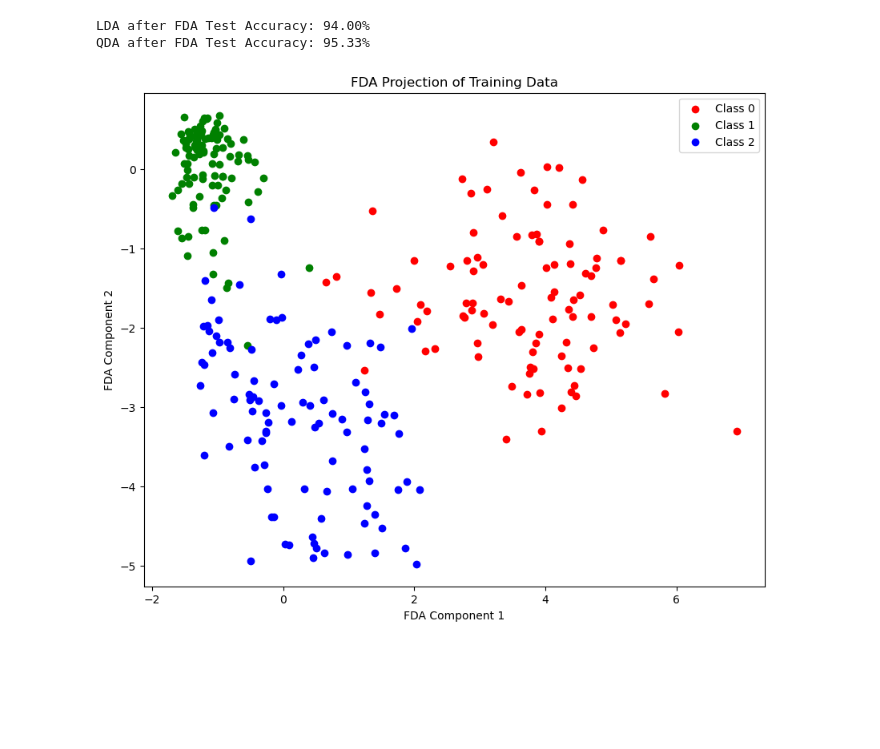
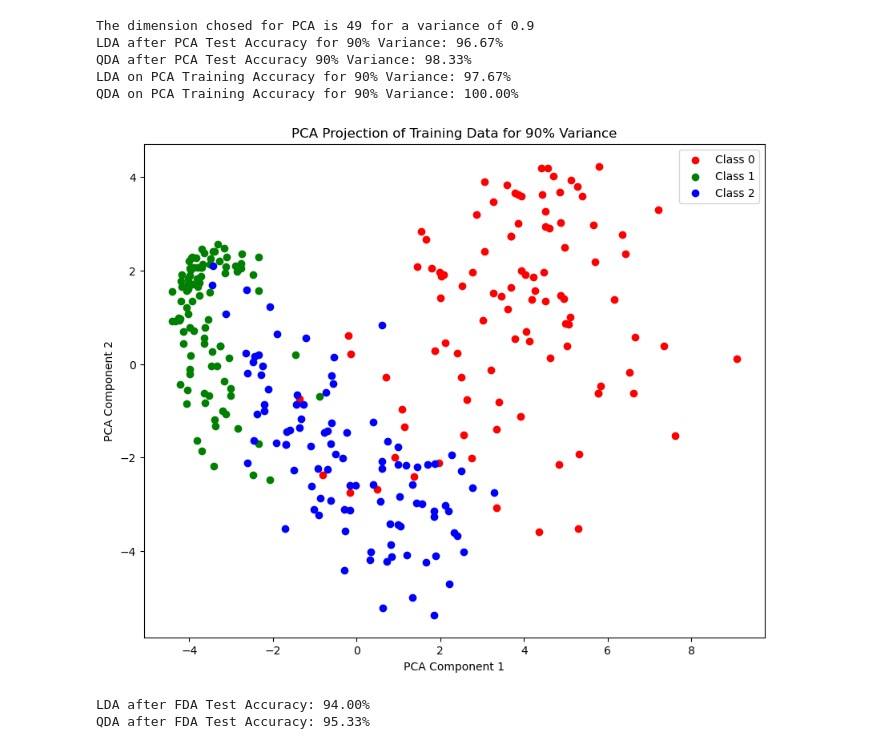
Before and after one commit to Sak-drago/Classifier-for-Numbers-0-1-2-Statistical-Machine-Learning-, a Jupyter notebook: totalEstimator.ipynb, the cells around one changed output. Saved outputs shown, nothing was run; the diff lists cells and outputs as text; code cells hidden in the pictures; blank space fills up the shorter version.

```diff
--- a/totalEstimator.ipynb
+++ b/totalEstimator.ipynb
@@ -47,8 +47,6 @@ def calculateMeanAndCovariance(dataMatrix):
     covMatrix = np.dot(centeredData.T, centeredData) / (nSamples - 1)
     return meanVec, covMatrix
 # %%
-
-
 # ============================
 # COMPLETE CLASSIFIERS (LDA & QDA)
 # ============================
@@ -195,6 +193,16 @@ accQdaPca = computeAccuracy(testLabels, qdaPcaPred)
 print(f"LDA after PCA Test Accuracy: {accLdaPca:.2f}%")
 print(f"QDA after PCA Test Accuracy: {accQdaPca:.2f}%")
 
+ldaPcaTrainPred = completeLinearDiscriminantAnalysis(trainingPca, labels, trainingPca, classes=[0,1,2])
+qdaPcaTrainPred = completeQuadraticDiscriminantAnalysis(trainingPca, labels, trainingPca, classes=[0,1,2])
+
+accLdaPcaTrain = computeAccuracy(labels, ldaPcaTrainPred)
+accQdaPcaTrain = computeAccuracy(labels, qdaPcaTrainPred)
+
+print(f"LDA on PCA Training Accuracy: {accLdaPcaTrain:.2f}%")
+print(f"QDA on PCA Training Accuracy: {accQdaPcaTrain:.2f}%")
+
+
 UniqueLabels = np.unique(labels)
 Colors = ['red', 'green', 'blue']
 plt.figure(figsize=(10, 8))
@@ -202,12 +210,50 @@ for i, label in enumerate(UniqueLabels):
     indices = np.where(labels == label)[0]
     plt.scatter(trainingPca[indices, 0], trainingPca[indices, 1],
                 color=Colors[i], label=f"Class {label}")
-plt.xlabel("FDA Component 1")
-plt.ylabel("FDA Component 2")
-plt.title("FDA Projection of Training Data")
+plt.xlabel("PCA Component 1")
+plt.ylabel("PCA Component 2")
+plt.title("PCA Projection of Training Data")
 plt.legend()
+plt.savefig('PCA_PLT.png')
 plt.show()
 
+
+pcaVar = 0.90
+trainingPca, UpPca, muPca = performPca(flattenImages, pcaVar)
+testPca = transformPca(testImages, UpPca, muPca) # Just to get the training set
+
+# Classify using LDA and QDA on PCA-transformed data
+ldaPcaPred = completeLinearDiscriminantAnalysis(trainingPca, labels, testPca, classes=[0,1,2])
+qdaPcaPred = completeQuadraticDiscriminantAnalysis(trainingPca, labels, testPca, classes=[0,1,2])
+
+accLdaPca = computeAccuracy(testLabels, ldaPcaPred)
+accQdaPca = computeAccuracy(testLabels, qdaPcaPred)
+
+print(f"LDA after PCA Test Accuracy for 90% Variance: {accLdaPca:.2f}%")
+print(f"QDA after PCA Test Accuracy 90% Variance: {accQdaPca:.2f}%")
+
+ldaPcaTrainPred = completeLinearDiscriminantAnalysis(trainingPca, labels, trainingPca, classes=[0,1,2])
+qdaPcaTrainPred = completeQuadraticDiscriminantAnalysis(trainingPca, labels, trainingPca, classes=[0,1,2])
+
+accLdaPcaTrain = computeAccuracy(labels, ldaPcaTrainPred)
+accQdaPcaTrain = computeAccuracy(labels, qdaPcaTrainPred)
+
+print(f"LDA on PCA Training Accuracy for 90% Variance: {accLdaPcaTrain:.2f}%")
+print(f"QDA on PCA Training Accuracy for 90% Variance: {accQdaPcaTrain:.2f}%")
+
+UniqueLabels = np.unique(labels)
+Colors = ['red', 'green', 'blue']
+plt.figure(figsize=(10, 8))
+for i, label in enumerate(UniqueLabels):
+    indices = np.where(labels == label)[0]
+    plt.scatter(trainingPca[indices, 0], trainingPca[indices, 1],
+                color=Colors[i], label=f"Class {label}")
+plt.xlabel("PCA Component 1")
+plt.ylabel("PCA Component 2")
+plt.title("PCA Projection of Training Data for 90% Variance")
+plt.legend()
+plt.savefig('PCA_PLT_90.png')
+plt.show()
 # ============================================================
 # 2) FDA + LDA / QDA CLASSIFICATION
 # ============================================================
@@ -226,9 +272,15 @@ accQdaFda = computeAccuracy(testLabels, qdaFdaPred)
 print(f"LDA after FDA Test Accuracy: {accLdaFda:.2f}%")
 print(f"QDA after FDA Test Accuracy: {accQdaFda:.2f}%")
 
-# ============================================================
-# 3) VISUALIZE FDA PROJECTION OF TRAINING DATA
-# ============================================================
+ldaFdaTrainPred = completeLinearDiscriminantAnalysis(trainingFda, labels, trainingFda, classes=[0,1,2])
+qdaFdaTrainPred = completeQuadraticDiscriminantAnalysis(trainingFda, labels, trainingFda, classes=[0,1,2])
+
+accLdaFdaTrain = computeAccuracy(labels, ldaFdaTrainPred)
+accQdaFdaTrain = computeAccuracy(labels, qdaFdaTrainPred)
+
+print(f"LDA on FDA Training Accuracy: {accLdaFdaTrain:.2f}%")
+print(f"QDA on FDA Training Accuracy: {accQdaFdaTrain:.2f}%")
+
 UniqueLabels = np.unique(labels)
 Colors = ['red', 'green', 'blue']
 plt.figure(figsize=(10, 8))
@@ -240,6 +292,7 @@ plt.xlabel("FDA Component 1")
 plt.ylabel("FDA Component 2")
 plt.title("FDA Projection of Training Data")
 plt.legend()
+plt.savefig('FDA_PLT.png')
 plt.show()
 # %% [output]
 The dimension chosed for PCA is 80 for a variance of 0.95
@@ -248,4 +303,9 @@ QDA after PCA Test Accuracy: 99.00%
 [figure]
-LDA after FDA Test Accuracy: 94.00%
-QDA after FDA Test Accuracy: 95.33%
+The dimension chosed for PCA is 49 for a variance of 0.9
+LDA after PCA Test Accuracy for 90% Variance: 96.67%
+QDA after PCA Test Accuracy 90% Variance: 98.33%
+LDA on PCA Training Accuracy for 90% Variance: 97.67%
+QDA on PCA Training Accuracy for 90% Variance: 100.00%
-[figure, old version]
+[figure, new version]
+LDA after FDA Test Accuracy: 94.00%
+QDA after FDA Test Accuracy: 95.33%
```
Also changed, not shown: parts of 1 cell of this notebook, 4 other files.
